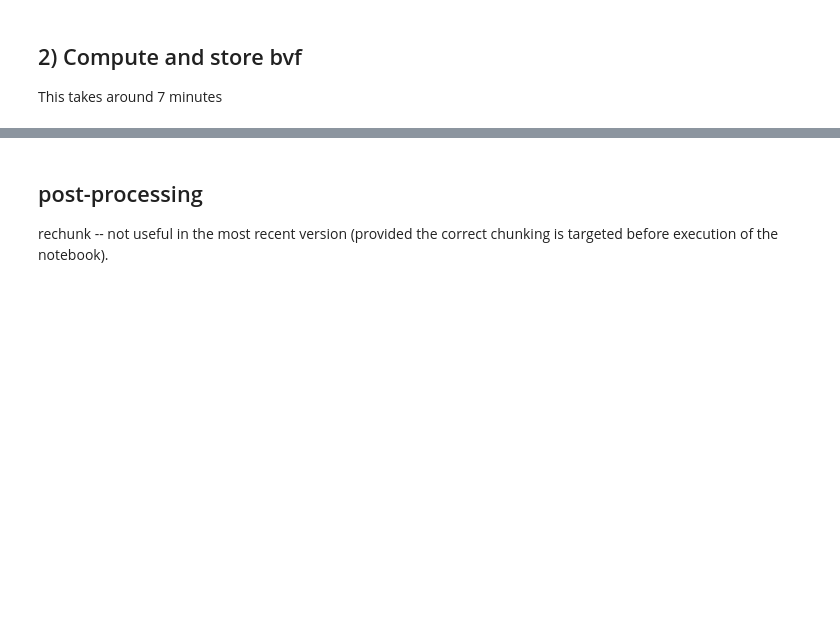
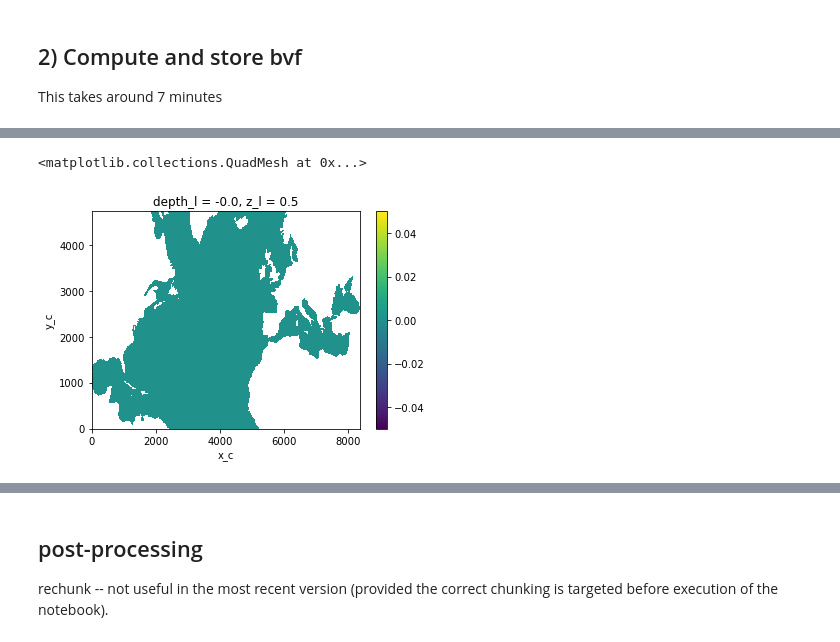
Before and after one commit to NoeLahaye/ITideNATL, a Jupyter notebook: processing/pre_proj/compute_mean_stratif.ipynb, the cells around one changed output, grey strips where cells are left out. Saved outputs shown, nothing was run; the diff lists cells and outputs as text; code cells hidden in the pictures; blank space fills up the shorter version.

```diff
--- a/processing/pre_proj/compute_mean_stratif.ipynb
+++ b/processing/pre_proj/compute_mean_stratif.ipynb
@@ -154,0 +155,3 @@ Wall time: 6min 20s
+# %%
+ds = xr.open_zarr(scratch/zgrd_fname)
+ds
@@ -155,3 +176,9 @@ Wall time: 6min 20s
+# %%
+slih = slice(0, None, 10)
+(ds.depth_l_3d.isel(z_l=0) - ds.sossheig).isel(x_c=slih, y_c=slih).plot()
+# %% [output]
+<matplotlib.collections.QuadMesh at 0x...>
+[figure, added]
 # %%
 ### verify the result:
 from matplotlib import pyplot as plt
```
Also changed, not shown: parts of 6 cells of this notebook, 7 other files.
